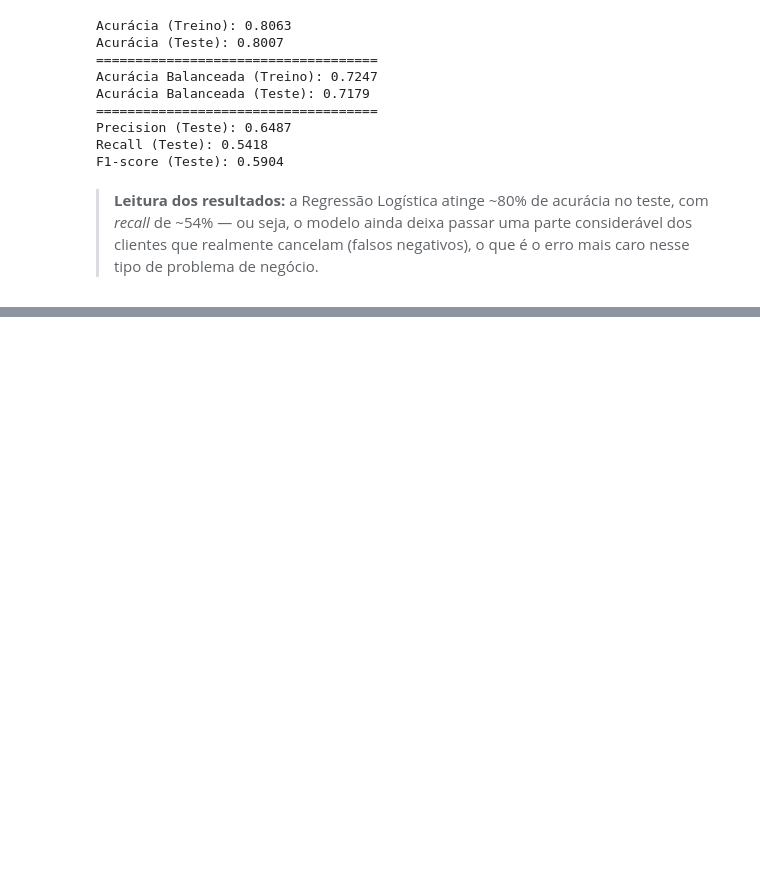
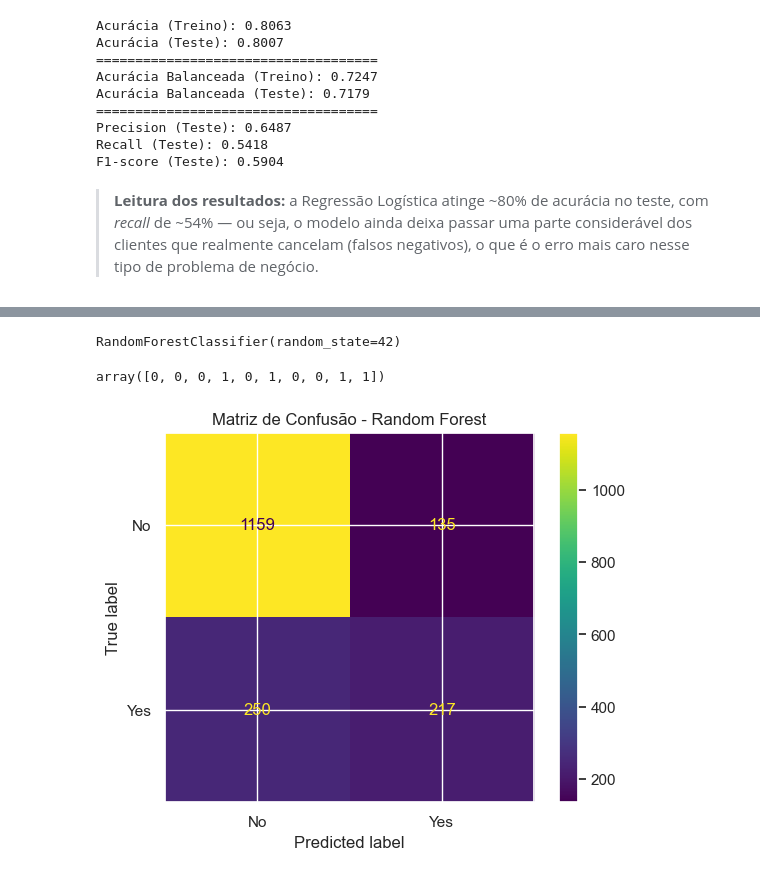
Before and after one commit to VivianeAndrade1988/Previs-o-de-churn-de-clientes--Telecom, a Jupyter notebook: notebooks/churn_prediction.ipynb, the cells around one changed output, grey strips where cells are left out. Saved outputs shown, nothing was run; the diff lists cells and outputs as text; code cells hidden in the pictures; blank space fills up the shorter version.

Commit message:
Modelagem dos Dados-Random Forest

```diff
--- a/notebooks/churn_prediction.ipynb
+++ b/notebooks/churn_prediction.ipynb
@@ -453,0 +460,16 @@ F1-score (Teste): 0.5904
+# %%
+rf = RandomForestClassifier(random_state=42)
+rf.fit(X_train, y_train)
+# %% [output]
+RandomForestClassifier(random_state=42)
+# %%
+y_pred_rf = rf.predict(X_test)
+y_pred_rf[:10]
+# %% [output]
+array([0, 0, 0, 1, 0, 1, 0, 0, 1, 1])
+# %%
+ConfusionMatrixDisplay.from_estimator(rf, X_test, y_test, values_format="d", display_labels=le.classes_)
+plt.title("Matriz de Confusão - Random Forest")
+plt.show()
+# %% [output]
+[figure, added]
```
Also changed, not shown: parts of 7 cells of this notebook.
